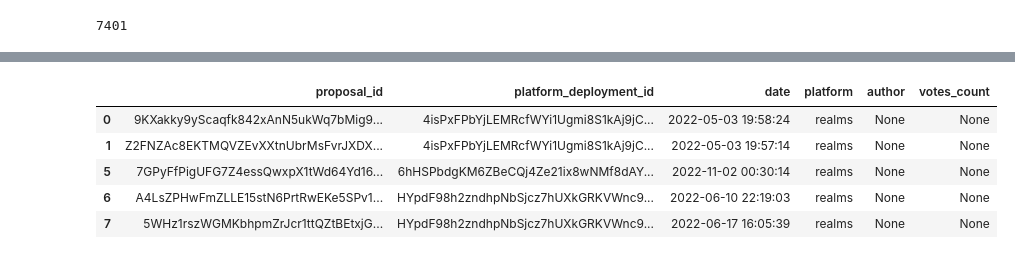
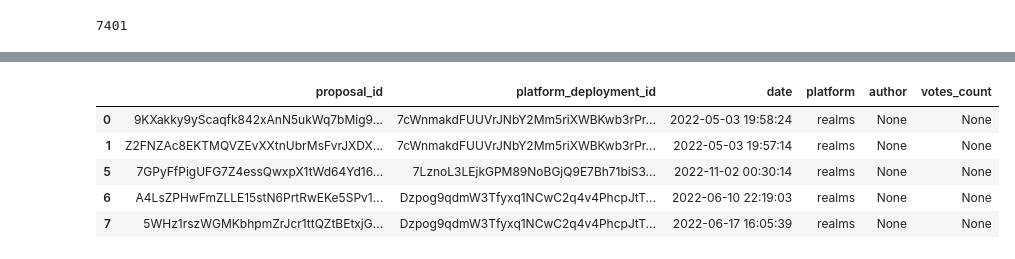
Before and after one commit to daviddavo/daos-verano, a Jupyter notebook: 002_get_proposals/realms/get_realms_proposals.ipynb, the cells around one changed output, grey strips where cells are left out. Drawn from its saved outputs; the diff is of its cells as text; code cells hidden in the pictures.

Commit message:
fix(realms): ids
these were mismatched because we weren't tracking the same
ids for representing the organizations, now fixed

```diff
--- a/002_get_proposals/realms/get_realms_proposals.ipynb
+++ b/002_get_proposals/realms/get_realms_proposals.ipynb
@@ -145,9 +118,8 @@ len(df[df['votingCompletedAt'].notnull()])
 # %%
 # keep only proposals that have been voted on
 df = df[df['votingCompletedAt'].notnull()]
-# %%
-# drop draftAt	signingOffAt	votingAt	votingAtSlot	executingAt	closedAt	yesVotesCount	noVotesCount
-df = df.drop(['draftAt', 'signingOffAt', 'votingAt', 'votingAtSlot', 'executingAt', 'closedAt', 'yesVotesCount', 'noVotesCount', 'name', 'descriptionLink', 'maxVoteWeight'], axis=1)
+# %%
+df = df[['pubkey', 'filename', 'votingCompletedAt']]
 # %%
 df.head()
 # %% [output]
@@ -159,0 +132,4 @@ df.head()
+# %%
+# remove 'realms_proposals_' from beginning of filename
+df['filename'] = df['filename'].str.replace(r'^realm_proposals_', '')
+df.head()
@@ -159,0 +143,4 @@ df.head()
+# %%
+# remove .json from end of filename
+df['filename'] = df['filename'].str.replace(r'.json$', '')
+df.head()
@@ -160,31 +154,31 @@ df.head()
 # %%
 # * platform
 # add platform column = 'realms'
 df['platform'] = 'realms'
 # * platform_deployment_id
 # rename governance to platform_deployment_id
-df = df.rename(columns={'governance': 'platform_deployment_id'})
+df = df.rename(columns={'filename': 'platform_deployment_id'})
 # * proposal_id
 # rename pubkey to proposal_id
 df = df.rename(columns={'pubkey': 'proposal_id'})
 # * author
 df['author'] = None # FIXME: pull this
 # * date -- this should be as a pandas date, not as an epoch
 # rename voting completed at to date
 df = df.rename(columns={'votingCompletedAt': 'date'})
 # convert date to pandas date
 df['date'] = pd.to_datetime(df['date'], unit='s')
 # * votes_count
 # make votes_count column nulls
 df['votes_count'] = None
 df.head()
 # %% [output]
 |  | proposal_id | platform_deployment_id | date | platform | author | votes_count |
-| 0 | 9KXakky9yScaqfk842xAnN5ukWq7bMig9... | 4isPxFPbYjLEMRcfWYi1Ugmi8S1kAj9jC... | 2022-05-03 19:58:24 | realms | None | None |
-| 1 | Z2FNZAc8EKTMQVZEvXXtnUbrMsFvrJXDX... | 4isPxFPbYjLEMRcfWYi1Ugmi8S1kAj9jC... | 2022-05-03 19:57:14 | realms | None | None |
-| 5 | 7GPyFfPigUFG7Z4essQwxpX1tWd64Yd16... | 6hHSPbdgKM6ZBeCQj4Ze21ix8wNMf8dAY... | 2022-11-02 00:30:14 | realms | None | None |
-| 6 | A4LsZPHwFmZLLE15stN6PrtRwEKe5SPv1... | HYpdF98h2zndhpNbSjcz7hUXkGRKVWnc9... | 2022-06-10 22:19:03 | realms | None | None |
-| 7 | 5WHz1rszWGMKbhpmZrJcr1ttQZtBEtxjG... | HYpdF98h2zndhpNbSjcz7hUXkGRKVWnc9... | 2022-06-17 16:05:39 | realms | None | None |
+| 0 | 9KXakky9yScaqfk842xAnN5ukWq7bMig9... | 7cWnmakdFUUVrJNbY2Mm5riXWBKwb3rPr... | 2022-05-03 19:58:24 | realms | None | None |
+| 1 | Z2FNZAc8EKTMQVZEvXXtnUbrMsFvrJXDX... | 7cWnmakdFUUVrJNbY2Mm5riXWBKwb3rPr... | 2022-05-03 19:57:14 | realms | None | None |
+| 5 | 7GPyFfPigUFG7Z4essQwxpX1tWd64Yd16... | 7LznoL3LEjkGPM89NoBGjQ9E7Bh71biS3... | 2022-11-02 00:30:14 | realms | None | None |
+| 6 | A4LsZPHwFmZLLE15stN6PrtRwEKe5SPv1... | Dzpog9qdmW3Tfyxq1NCwC2q4v4PhcpJtT... | 2022-06-10 22:19:03 | realms | None | None |
+| 7 | 5WHz1rszWGMKbhpmZrJcr1ttQZtBEtxjG... | Dzpog9qdmW3Tfyxq1NCwC2q4v4PhcpJtT... | 2022-06-17 16:05:39 | realms | None | None |
 # %%
 # group by governance
 (df.groupby('platform_deployment_id').proposal_id.count() > 10).sum()
```
Also changed, not shown: parts of 13 cells of this notebook, 2 other files.
